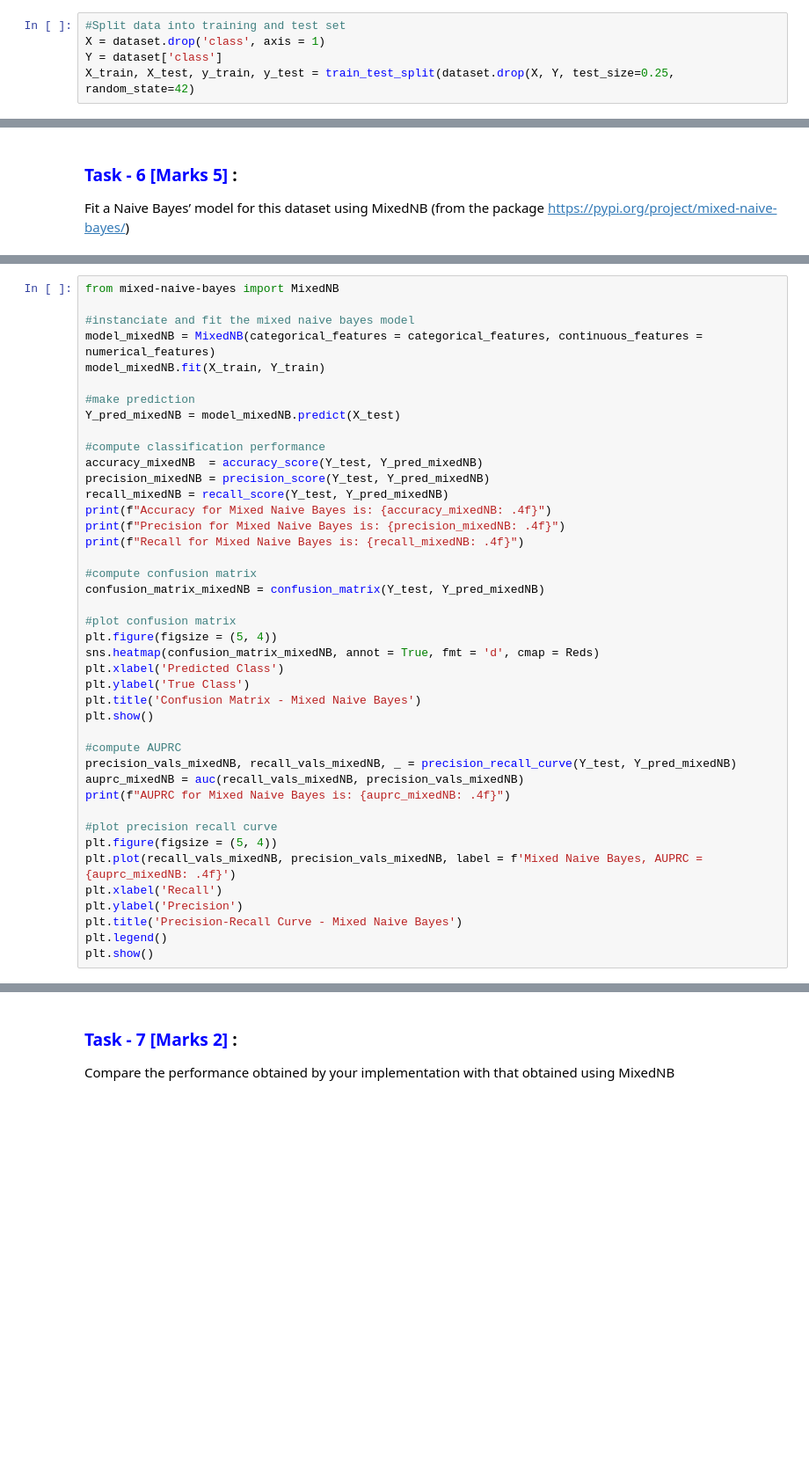
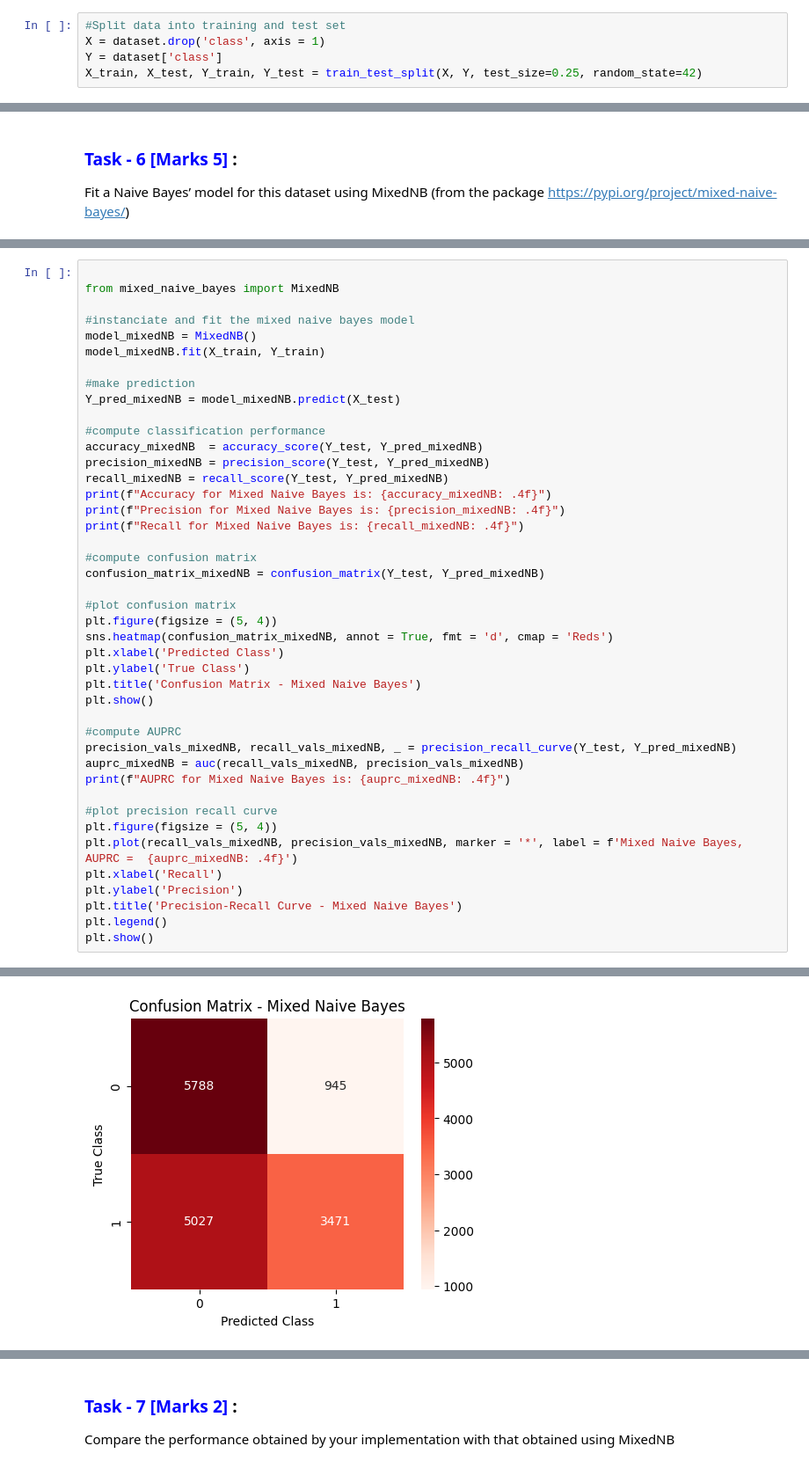
Before and after one commit to NehaKumari500092077/Machine-Learning-Lab, a Jupyter notebook: Session_4_Assignments.ipynb, the cells around one changed output, grey strips where cells are left out. Shown at 88% size. Cells and saved outputs as stored; diff of their text form; blank space fills up the shorter version.

```diff
--- a/Session_4_Assignments.ipynb
+++ b/Session_4_Assignments.ipynb
@@ -157,7 +157,7 @@ dataset[numerical_features] = scaler.fit_transform(dataset[numerical_features])
 #Split data into training and test set
 X = dataset.drop('class', axis = 1)
 Y = dataset['class']
-X_train, X_test, y_train, y_test = train_test_split(dataset.drop(X, Y, test_size=0.25, random_state=42)
+X_train, X_test, Y_train, Y_test = train_test_split(X, Y, test_size=0.25, random_state=42)
 # %% [markdown]
 ### <font color='blue'> Task - 4 [Marks 7] </font>:
 
@@ -228,8 +224,9 @@ Successfully installed mixed-naive-bayes-0.0.3
 # %%
-from mixed-naive-bayes import MixedNB
+
+from mixed_naive_bayes import MixedNB
 
 #instanciate and fit the mixed naive bayes model
-model_mixedNB = MixedNB(categorical_features = categorical_features, continuous_features = numerical_features)
+model_mixedNB = MixedNB()
 model_mixedNB.fit(X_train, Y_train)
 
 #make prediction
@@ -248,7 +245,7 @@ confusion_matrix_mixedNB = confusion_matrix(Y_test, Y_pred_mixedNB)
 
 #plot confusion matrix
 plt.figure(figsize = (5, 4))
-sns.heatmap(confusion_matrix_mixedNB, annot = True, fmt = 'd', cmap = Reds)
+sns.heatmap(confusion_matrix_mixedNB, annot = True, fmt = 'd', cmap = 'Reds')
 plt.xlabel('Predicted Class')
 plt.ylabel('True Class')
 plt.title('Confusion Matrix - Mixed Naive Bayes')
@@ -261,9 +258,10 @@ print(f"AUPRC for Mixed Naive Bayes is: {auprc_mixedNB: .4f}")
 
 #plot precision recall curve
 plt.figure(figsize = (5, 4))
-plt.plot(recall_vals_mixedNB, precision_vals_mixedNB, label = f'Mixed Naive Bayes, AUPRC =  {auprc_mixedNB: .4f}')
+plt.plot(recall_vals_mixedNB, precision_vals_mixedNB, marker = '*', label = f'Mixed Naive Bayes, AUPRC =  {auprc_mixedNB: .4f}')
 plt.xlabel('Recall')
 plt.ylabel('Precision')
 plt.title('Precision-Recall Curve - Mixed Naive Bayes')
 plt.legend()
 plt.show()
+# %% [output]
@@ -269,0 +271 @@ plt.show()
+[figure, added]
```
Also changed, not shown: parts of 4 cells of this notebook.
